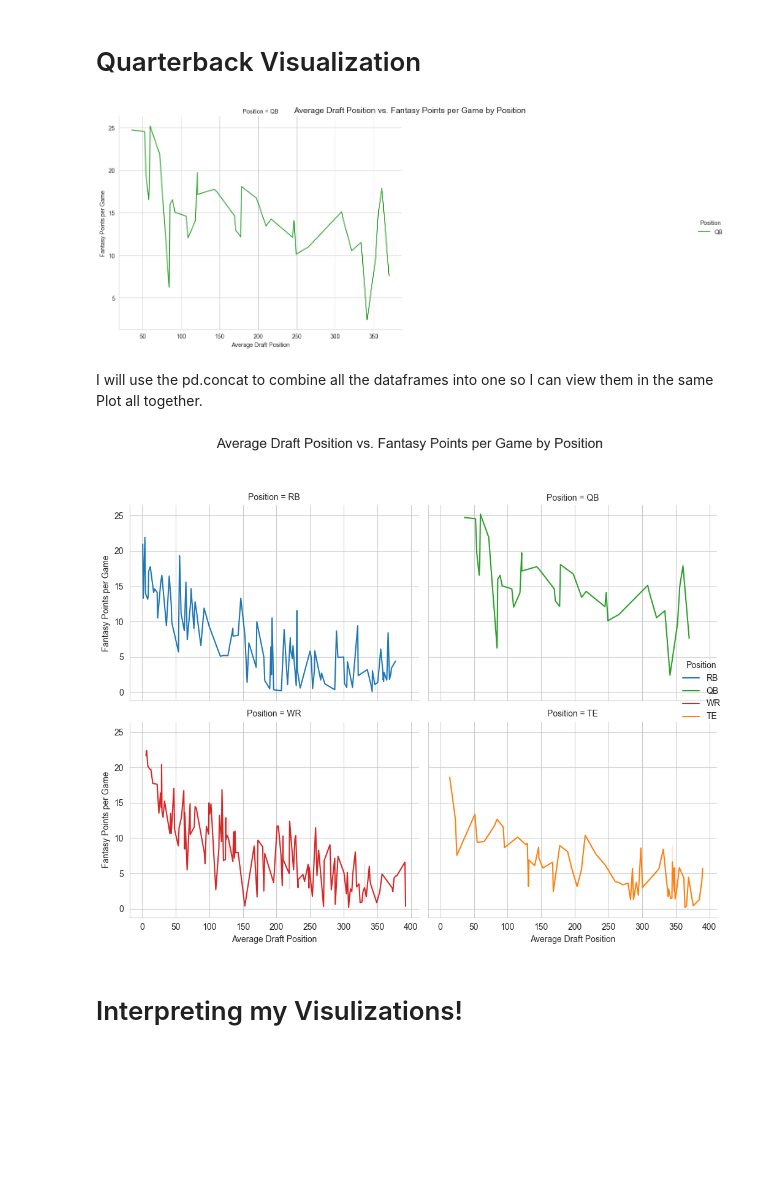
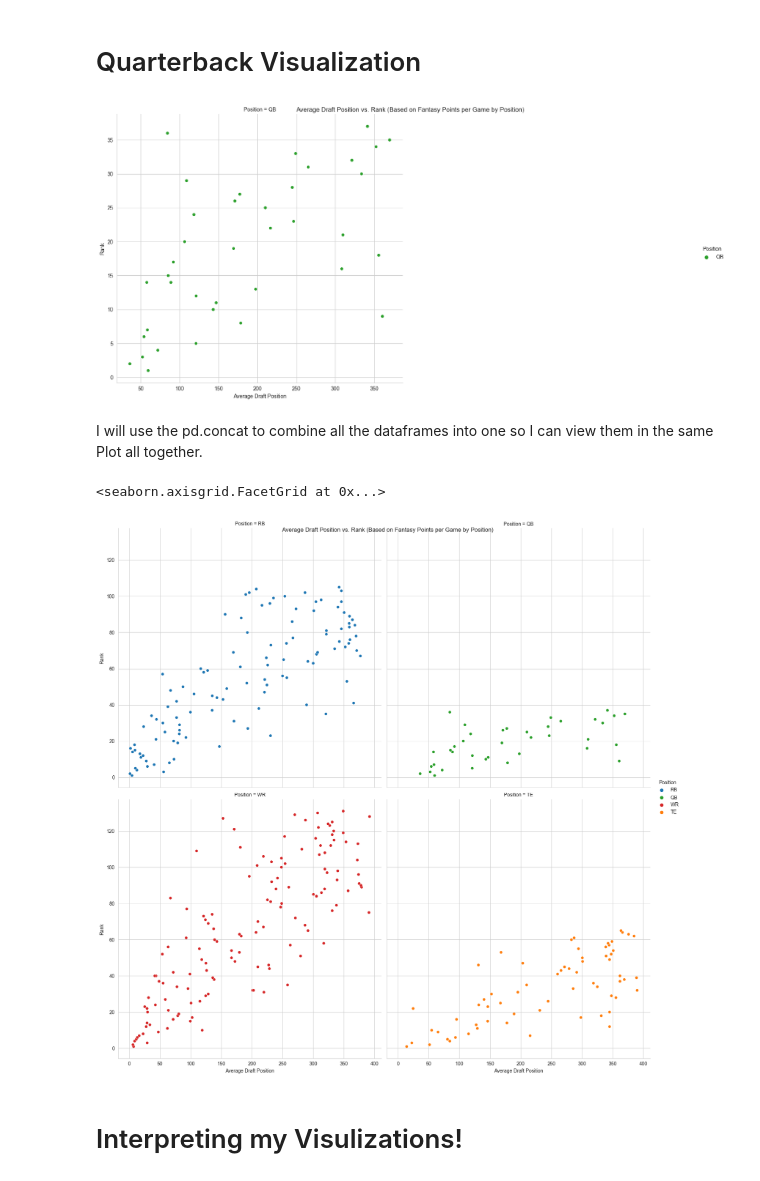
Before and after one commit to nsmith07/fantasyfootballproject, a Jupyter notebook: fantasyfootballanalysisproject.ipynb, the cells around one changed output. Drawn from its saved outputs; the diff is of its cells as text; code cells hidden in the pictures; blank space fills up the shorter version.

```diff
--- a/fantasyfootballanalysisproject.ipynb
+++ b/fantasyfootballanalysisproject.ipynb
@@ -86,3 +72,2 @@ position_columns(wr_df, recieving_column+rushing_column)
 # %%
-position_columns(qb_df, passing_column+rushing_column)
-qb_df.head()
+qb_df = position_columns(qb_df, passing_column + rushing_column)
@@ -178,0 +204,4 @@ qb_df.head()
+# %%
+rank_players(qb_df)
+qb_df = qb_df.sort_values(by=['Rank'])
+qb_df.head(50)
@@ -244,20 +287,20 @@ plt.show()
 # %%
 sns.set_style("whitegrid")
 sns.set_palette("bright")
 
 palette = {"RB":"tab:blue",
            "WR":"tab:red",
            "QB":"tab:green","TE":"tab:orange"}
 
-g = sns.relplot(data=qb_df, x='AverageDraftPosition', y='FantasyPoints/GM', hue='Position', palette=palette, kind='line', col='Position', col_wrap=2, height=6, aspect=1.2)
+g = sns.relplot(data=qb_df, x='AverageDraftPosition', y='Rank', hue='Position', palette=palette, kind='scatter', col='Position', col_wrap=2, height=8, aspect=1)
+g.fig.suptitle('Average Draft Position vs. Rank (Based on Fantasy Points per Game by Position)', fontsize=12)
+g.set_axis_labels('Average Draft Position', 'Rank')
 
 
-g.fig.suptitle('Average Draft Position vs. Fantasy Points per Game by Position', fontsize=14)
-g.set_axis_labels('Average Draft Position', 'Fantasy Points per Game')
 
 plt.show()
 # %% [output]
-[figure, old version]
+[figure, new version]
 # %% [markdown]
 I will use the pd.concat to combine all the dataframes into one so I can view them in the same Plot all together.
 # %%
@@ -270,13 +313,12 @@ palette = {"RB":"tab:blue",
            "WR":"tab:red",
            "QB":"tab:green","TE":"tab:orange"}
 
-g = sns.relplot(data=df_merged, x='AverageDraftPosition', y='FantasyPoints/GM', hue='Position', palette=palette, kind='line', col='Position', col_wrap=2, height=4, aspect=1.2)
-g.fig.subplots_adjust(top=0.9)
-g.fig.suptitle('Average Draft Position vs. Fantasy Points per Game by Position', fontsize=16, y=1.05)
-g.set_axis_labels('Average Draft Position', 'Fantasy Points per Game')
-g.fig.tight_layout()
+g = sns.relplot(data=df_merged, x='AverageDraftPosition', y='Rank', hue='Position', palette=palette, kind='scatter', col='Position', col_wrap=2, height=8, aspect=1)
+g.fig.suptitle('Average Draft Position vs. Rank (Based on Fantasy Points per Game by Position)', fontsize=12)
+g.set_axis_labels('Average Draft Position', 'Rank')
 # %% [output]
+<seaborn.axisgrid.FacetGrid at 0x...>
-[figure, old version]
+[figure, new version]
 # %% [markdown]
 # Interpreting my Visulizations!
 # %% [markdown]
```
Also changed, not shown: parts of 19 cells of this notebook, 1 other file.
